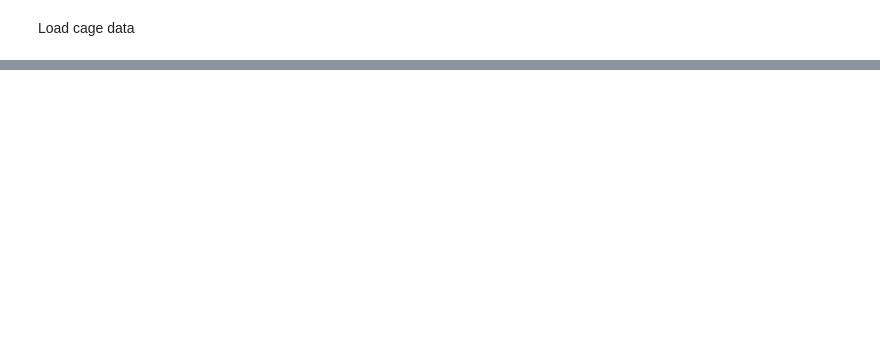
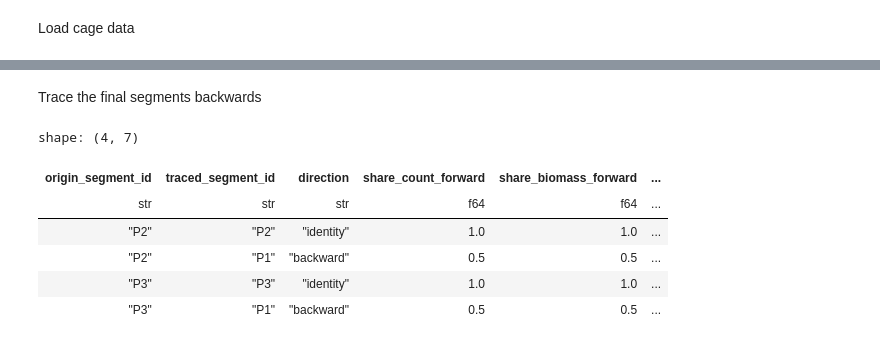
Before and after one commit to EivindBrendryen/aqua-tracekit, a Jupyter notebook: examples/example_2_split/example_2_split.ipynb, the cells around one changed output, grey strips where cells are left out. Saved outputs shown, nothing was run; the diff lists cells and outputs as text; code cells hidden in the pictures; blank space fills up the shorter version.

```diff
--- a/examples/example_2_split/example_2_split.ipynb
+++ b/examples/example_2_split/example_2_split.ipynb
@@ -59,0 +80,14 @@ Load cage data
+# %% [markdown]
+Trace the final segments backwards
+# %%
+df_ending_segments = model.get_segments_outgoing()
+df_traceability_index = model.trace_segments(df_ending_segments)
+df_traceability_index.head(100)
+# %% [output]
+shape: (4, 7)
+| origin_segment_id | traced_segment_id | direction | share_count_forward | share_biomass_forward | ... |
+| str | str | str | f64 | f64 | ... |
+| "P2" | "P2" | "identity" | 1.0 | 1.0 | ... |
+| "P2" | "P1" | "backward" | 0.5 | 0.5 | ... |
+| "P3" | "P3" | "identity" | 1.0 | 1.0 | ... |
+| "P3" | "P1" | "backward" | 0.5 | 0.5 | ... |
```
Also changed, not shown: parts of 7 cells of this notebook, 14 other files.
